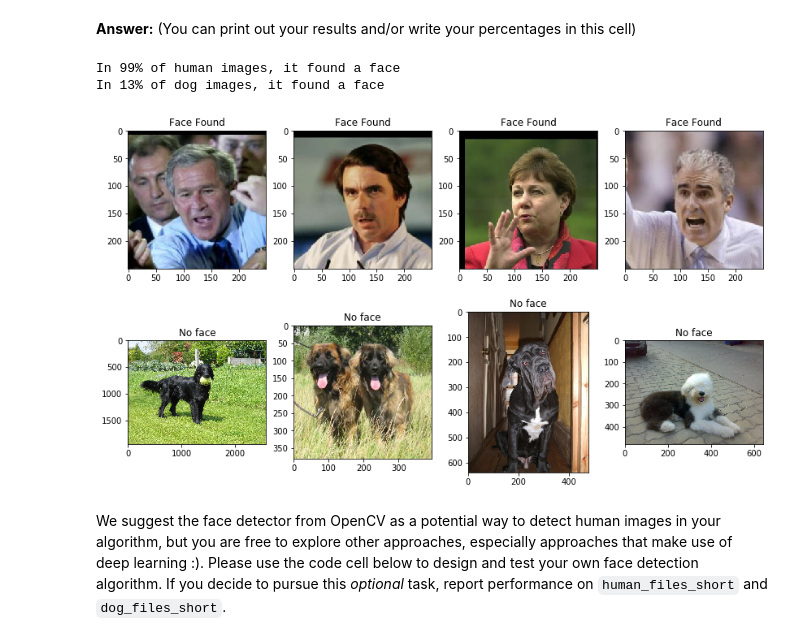
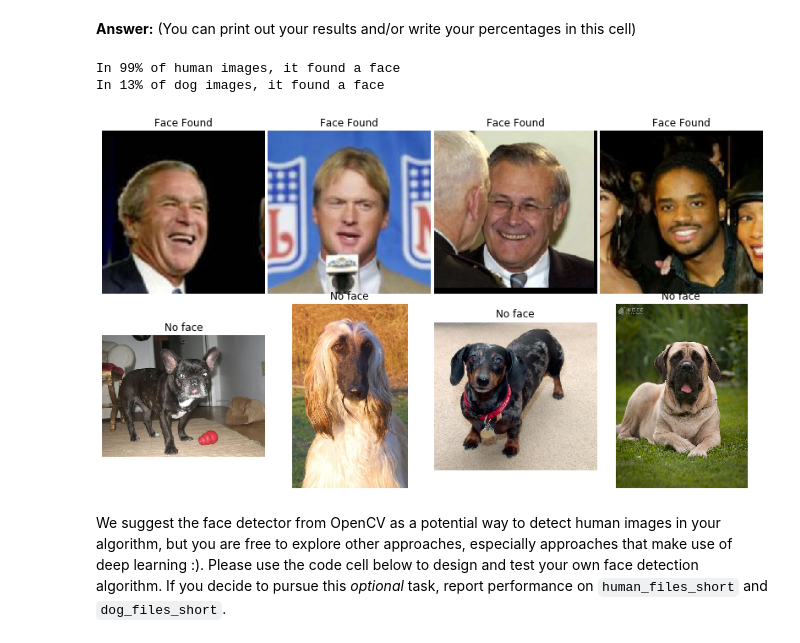
Before and after one commit to p-serna/Dogbreed-classifier, a Jupyter notebook: dog_app.ipynb, the cells around one changed output. Cells and saved outputs as stored; diff of their text form; code cells hidden in the pictures.

```diff
--- a/dog_app.ipynb
+++ b/dog_app.ipynb
@@ -152,34 +152,37 @@ for k, files in enumerate([human_files, dog_files]):
         j = np.random.randint(len(files))
 
         # Is there a face
         facelog = face_detector(files[j])
 
         count += 1*facelog
         # Plot the image and set the title accordingly
         img = cv2.imread(files[j])
         cv_rgb = cv2.cvtColor(img, cv2.COLOR_BGR2RGB)
 
         ax[k,i].imshow(cv_rgb)
         if facelog:
             ax[k,i].set_title('Face Found')
         else:
             ax[k,i].set_title('No face')
+        ax[k,i].set_axis_off()
+
+fig.subplots_adjust(wspace=0.02, hspace=0)
 
 for k, files in enumerate([human_files_short, dog_files_short]):
     count = 0
     for file in files:
         # Is there a face
         facelog = face_detector(file)
         count+= facelog*1
 
     if k == 0:
         print('In {}% of human images, it found a face'.format(int(count*100/len(human_files_short))))
     else:
         print('In {}% of dog images, it found a face'.format(int(count*100/len(dog_files_short))))
 # %% [output]
 In 99% of human images, it found a face
 In 13% of dog images, it found a face
-[figure, old version]
+[figure, new version]
 # %% [markdown]
 We suggest the face detector from OpenCV as a potential way to detect human images in your algorithm, but you are free to explore other approaches, especially approaches that make use of deep learning :).  Please use the code cell below to design and test your own face detection algorithm.  If you decide to pursue this _optional_ task, report performance on `human_files_short` and `dog_files_short`.
 # %%
```
Also changed, not shown: parts of 11 cells of this notebook.
